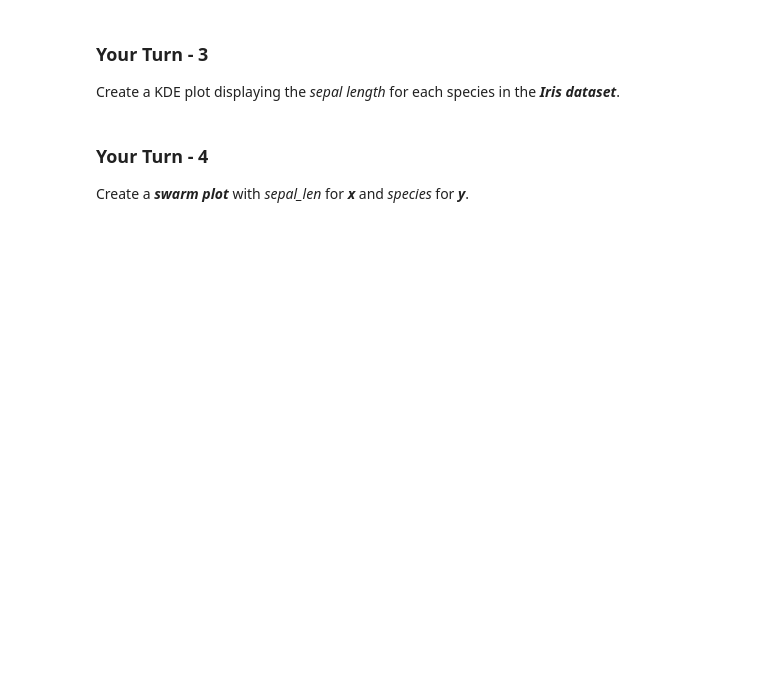
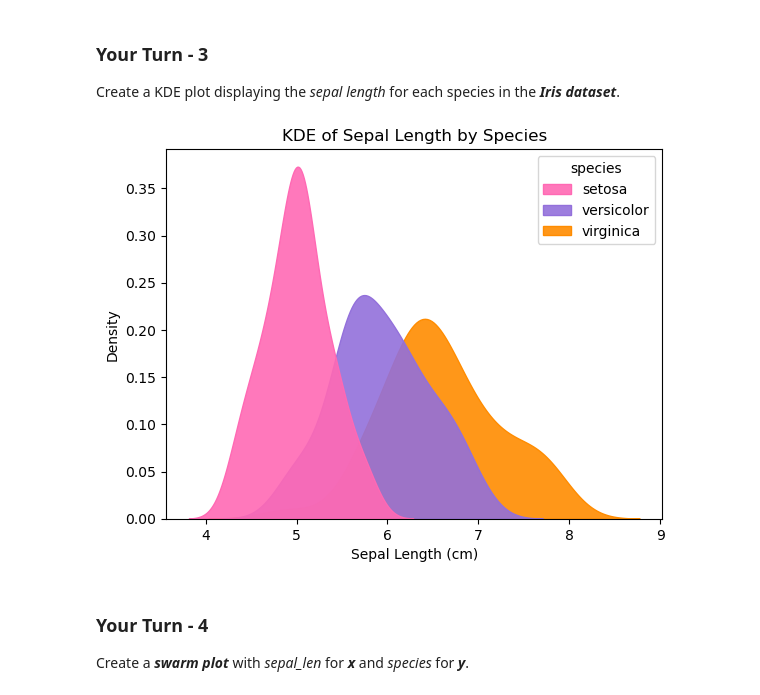
Before and after one commit to cgcordes/M07-visualization-matplotlib-main, a Jupyter notebook: M07-visualization-matplotlib-main/Case_Study-_Iris_Dataset_-_Intermediate_-_Student.ipynb, the cells around one changed output. Drawn from its saved outputs; the diff is of its cells as text; code cells hidden in the pictures; blank space fills up the shorter version.

```diff
--- a/M07-visualization-matplotlib-main/Case_Study-_Iris_Dataset_-_Intermediate_-_Student.ipynb
+++ b/M07-visualization-matplotlib-main/Case_Study-_Iris_Dataset_-_Intermediate_-_Student.ipynb
@@ -408,6 +452,15 @@ Define the color palette you want to use and store it as the variable <b><i>yt_p
 Create a KDE plot displaying the <i>sepal length</i> for each species in the <b><i>Iris dataset</i></b>.
 # %%
 # Your Turn - 3
+# Create kde plot and its components
+kde_plot = sns.kdeplot(x = "sepal_len", data = iris_df, palette = yt_palette, fill = True, alpha = .9, hue = "species", legend = True)
+kde_plot.set_title("KDE of Sepal Length by Species")
+kde_plot.set_xlabel("Sepal Length (cm)")
+
+# Show
+plt.show()
+# %% [output]
+[figure, added]
 # %% [markdown]
 <h3 class="yt">Your Turn - 4</h3>
 
```
Also changed, not shown: parts of 17 cells of this notebook.
